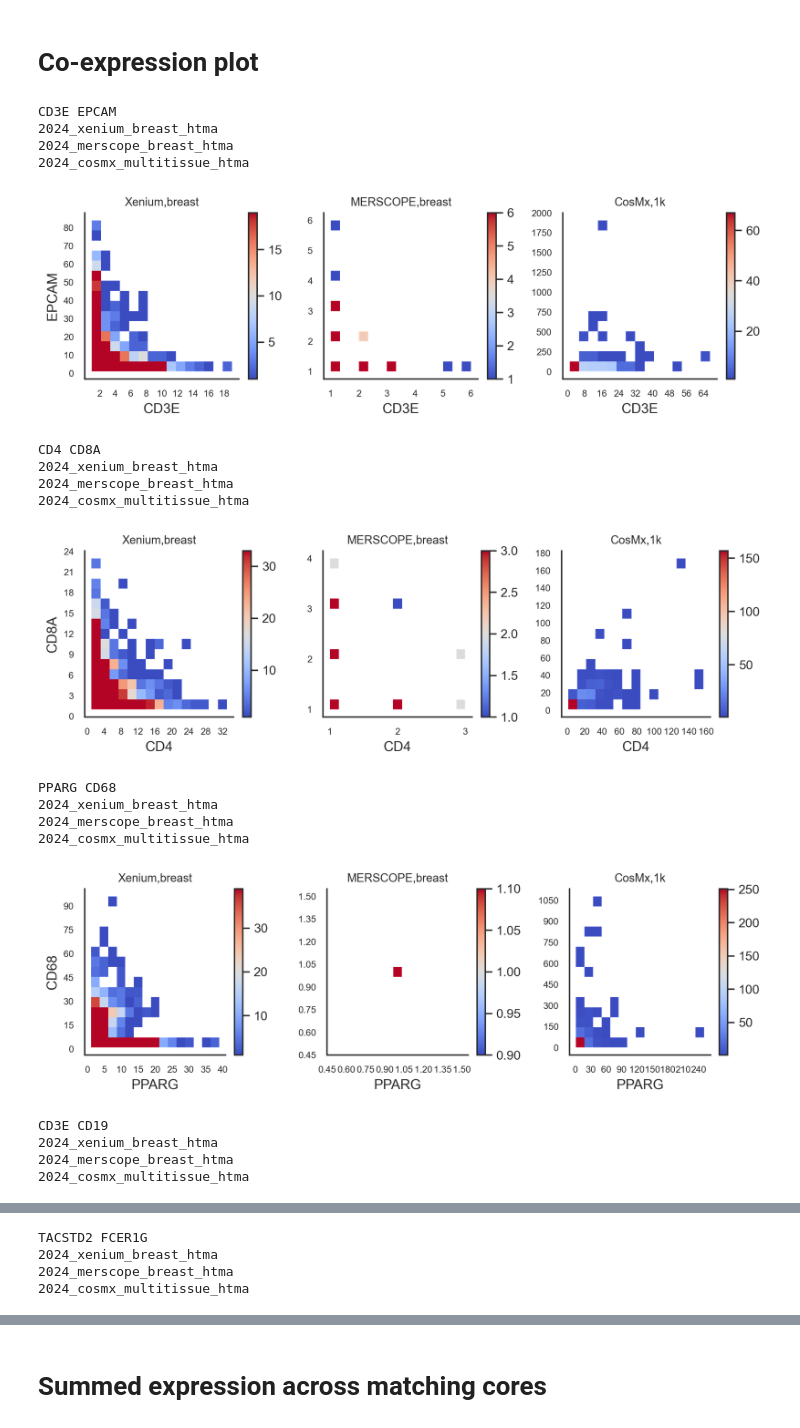
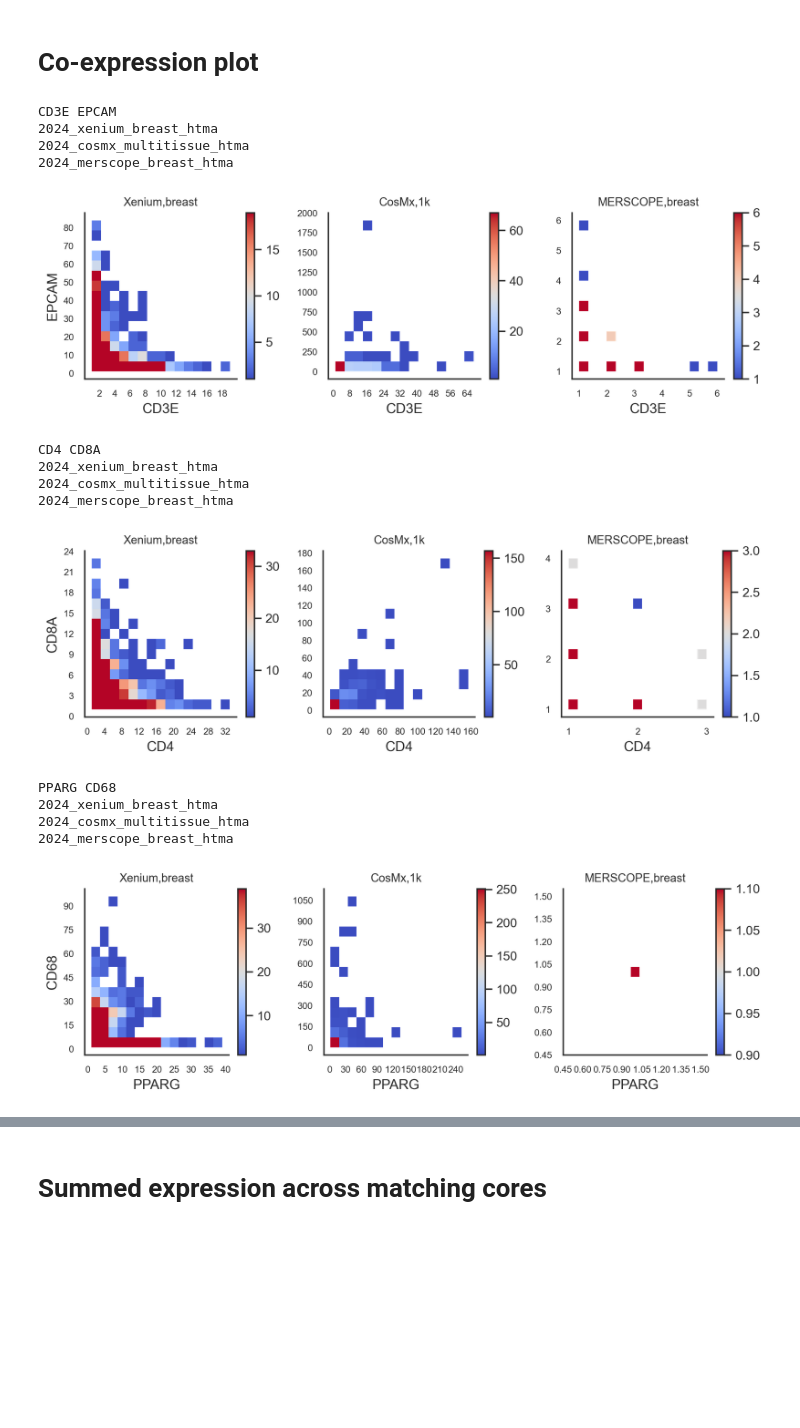
Before and after one commit to broadinstitute/ist_benchmarking, a Jupyter notebook: 07_coexpression_of_disjoint_markers.ipynb, the cells around one changed output, grey strips where cells are left out. Cells and saved outputs as stored; diff of their text form; code cells hidden in the pictures; blank space fills up the shorter version.

Commit message:
flip cosmx and merscope

```diff
--- a/07_coexpression_of_disjoint_markers.ipynb
+++ b/07_coexpression_of_disjoint_markers.ipynb
@@ -19,13 +19,20 @@ print (f'working directory: {wd}')
 
 
 year = '2024'
-samples = [x for x in SAMPLES]
+
 if year == '2024':
-    samples = [x for x in SAMPLES if '2024' in x]
+    samples = [
+    '2024_xenium_breast_htma',
+    '2024_cosmx_multitissue_htma',
+    '2024_merscope_breast_htma',
+    ]
 elif year == '2023':
-    samples = [x for x in SAMPLES if '2024' not in x]
-else:
-    samples = [x for x in SAMPLES]
+    samples = [
+    'xenium_breast_htma',
+    'cosmx_multitissue_htma',
+    'merscope_breast_htma',
+    ]
+
 print (samples)
 # %% [output]
 working directory: /Users/whuan/dev/ist_benchmarking
@@ -37,14 +59,14 @@ working directory: /Users/whuan/dev/ist_benchmarking
 if not os.path.exists(f'{wd}/figures/coexpression'):
     os.makedirs(f'{wd}/figures/coexpression')
 
-gene_1_list = ['CD3E','CD4','PPARG','CD3E','TACSTD2','ADIPOQ'] # 'ADIPOQ', 'EGFR','KRT7'
-gene_2_list = ['EPCAM','CD8A','CD68','CD19','FCER1G','CD14']  #'CD14','CD19','IL2RA'
+gene_1_list = ['CD3E','CD4','PPARG','CD3E','TACSTD2','ADIPOQ'][:3] # 'ADIPOQ', 'EGFR','KRT7'
+gene_2_list = ['EPCAM','CD8A','CD68','CD19','FCER1G','CD14'][:3]  #'CD14','CD19','IL2RA'
 
 for gene_1, gene_2 in zip(gene_1_list,gene_2_list):
 
     print (gene_1, gene_2)
     df_all = pd.DataFrame()
-    for sample in samples[::2]:
+    for sample in samples:
 
         try:
             print (sample)
@@ -80,48 +102,45 @@ for gene_1, gene_2 in zip(gene_1_list,gene_2_list):
 
     # Define the size and aspect ratio for the FacetGrid
     height_of_each_facet = 3  # example value, adjust as needed
     aspect_ratio_of_each_facet = 1  # example value, adjust as needed
 
     g = sns.FacetGrid(df_all, col="sample", sharex=False, sharey=False,
                     margin_titles=True, despine=True, col_wrap=3,
                     height=height_of_each_facet, aspect=aspect_ratio_of_each_facet,
                     gridspec_kws={"wspace": 0.01})
 
     g.map_dataframe(lambda data, **kwargs: sns.histplot(data=data, x=f"{gene_1}", y=f"{gene_2}",
                                                         bins=15, cbar=True, cmap='coolwarm',
                                                         vmin=1, vmax=data[gene_1].max(), **kwargs))
     g.set_axis_labels(f"{gene_1}", f"{gene_2}")
 
     # Add titles
     for platform_panel, ax in zip(df_all["platform_panel"].unique(), g.axes.flat):
+        ax.set_facecolor('none')
         ax.set_title(f"{platform_panel}",fontsize=10)
         ax.xaxis.set_major_locator(plt.MaxNLocator(integer=True))
         ax.yaxis.set_major_locator(plt.MaxNLocator(integer=True))
         ax.tick_params(axis='both', which='major', labelsize=8)
 
     # Show the plot
     plt.tight_layout()
 
-    plt.savefig(f'{wd}/figures/coexpression/Main_Fig_4_Coexpression_{gene_1}_vs_{gene_2}.png', bbox_inches='tight', transparent=True)
-    plt.savefig(f'{wd}/figures/coexpression/Main_Fig_4_Coexpression_{gene_1}_vs_{gene_2}.eps', bbox_inches='tight', transparent=True)
+    plt.savefig(f'{wd}/figures/coexpression/Main_Fig_4_Coexpression_{gene_1}_vs_{gene_2}_{year}.png', bbox_inches='tight', transparent=True)
+    plt.savefig(f'{wd}/figures/coexpression/Main_Fig_4_Coexpression_{gene_1}_vs_{gene_2}_{year}.eps', bbox_inches='tight', transparent=True)
     plt.show()
 # %% [output]
 CD3E EPCAM
 2024_xenium_breast_htma
+2024_cosmx_multitissue_htma
 2024_merscope_breast_htma
-2024_cosmx_multitissue_htma
-[figure, old version]
+[figure, new version]
 CD4 CD8A
 2024_xenium_breast_htma
+2024_cosmx_multitissue_htma
 2024_merscope_breast_htma
-2024_cosmx_multitissue_htma
-[figure, old version]
+[figure, new version]
 PPARG CD68
 2024_xenium_breast_htma
+2024_cosmx_multitissue_htma
 2024_merscope_breast_htma
-2024_cosmx_multitissue_htma
-[figure, old version]
+[figure, new version]
-CD3E CD19
-2024_xenium_breast_htma
-2024_merscope_breast_htma
-2024_cosmx_multitissue_htma
@@ -129,4 +146,0 @@ CD3E CD19
-TACSTD2 FCER1G
-2024_xenium_breast_htma
-2024_merscope_breast_htma
-2024_cosmx_multitissue_htma
```
Also changed, not shown: parts of 3 cells of this notebook.
